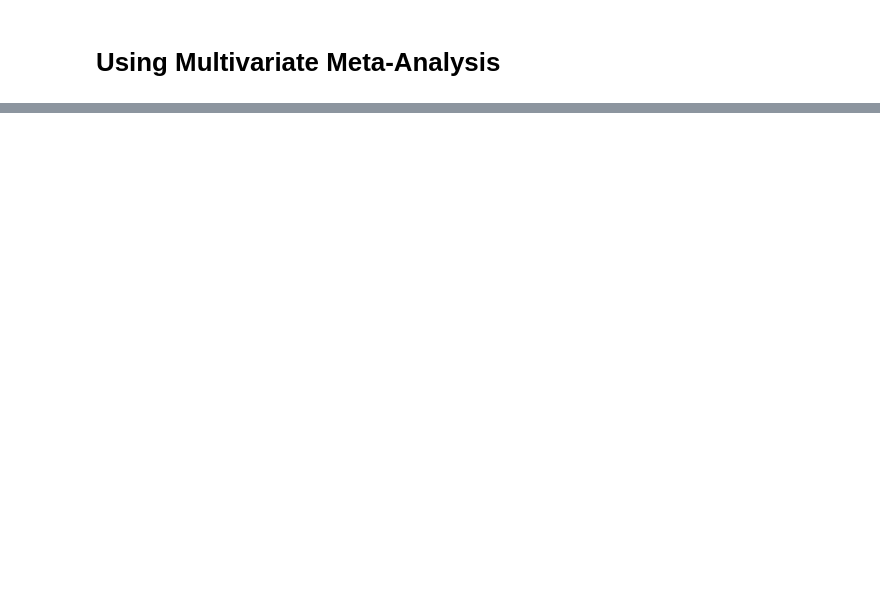
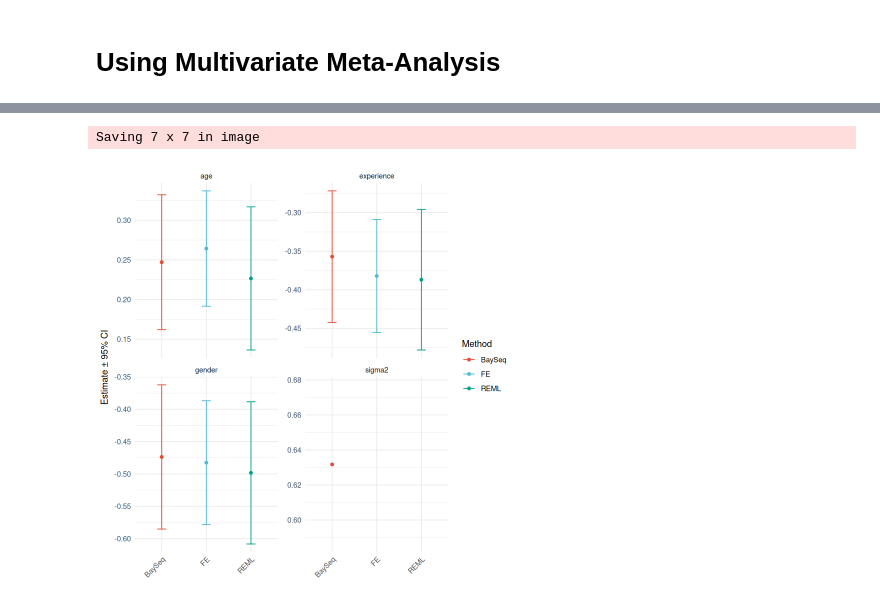
Before and after one commit to lisa-gm/confeR, a Jupyter notebook: notebook.ipynb, the cells around one changed output, grey strips where cells are left out. Cells and saved outputs as stored; diff of their text form; code cells hidden in the pictures; blank space fills up the shorter version.

```diff
--- a/notebook.ipynb
+++ b/notebook.ipynb
@@ -188,0 +208,39 @@ A data.frame: 4 × 5
+# %%
+library(ggplot2)
+library(ggpubr)
+
+method_order <- c("BaySeq", "FE", "REML")
+df_merged <- rbind(df_seq, df_meta_mv_fe, df_meta_mv_reml)  # must match above
+
+if (use_local_intercepts)
+    df_merged <- df_merged[df_merged["Covariate"] != "(Intercept)", ]
+df_merged$Method <- factor(df_merged$Method, levels = method_order)
+write.csv(df_merged, paste0("data/summarized/params.", dataname, ".csv"))
+
+huemap <- setNames(get_palette(palette = "npg", length(levels(df_merged$Method))), levels(df_merged$Method))
+# %%
+plot_params <- function(dataname, df_merged) {
+  p <- ggplot(df_merged, aes(x = Method, y = Value, color = Method)) +
+  geom_point(position = position_dodge(width = 0.5)) +
+  geom_errorbar(aes(ymin = lower, ymax = upper),
+                width = 0.2,
+                position = position_dodge(width = 0.5)) +
+  scale_color_manual(values = huemap) +
+  facet_wrap(~ Covariate, scales = "free_y") +
+  theme_minimal() +
+  theme(axis.text.x = element_text(angle = 45, hjust = 1)) +
+  labs(y = "Estimate ± 95% CI", x = NULL)
+
+  ggsave(paste0("figures_tmp/params.", dataname, ".png"), bg = "white")
+  p
+}
+
+plot_params(dataname, df_merged)
+
+if (startsWith(dataname, "sim-")) {
+    simtruth <- read.csv(paste0("data/raw/", raw_dataname, ".truth.csv"))
+    simtruth
+}
+# %% [output]
+Saving 7 x 7 in image
+[figure, added]
```
Also changed, not shown: parts of 4 cells of this notebook, 2 other files.
